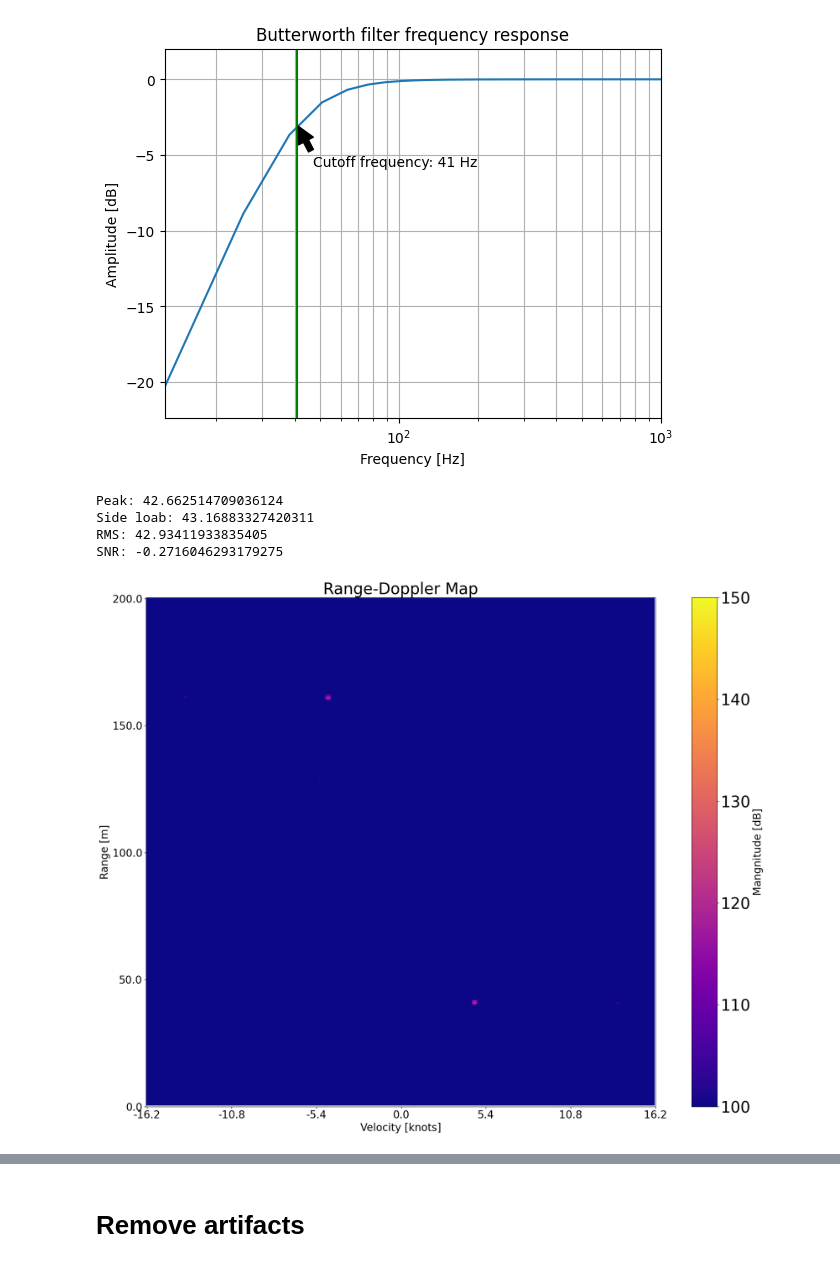
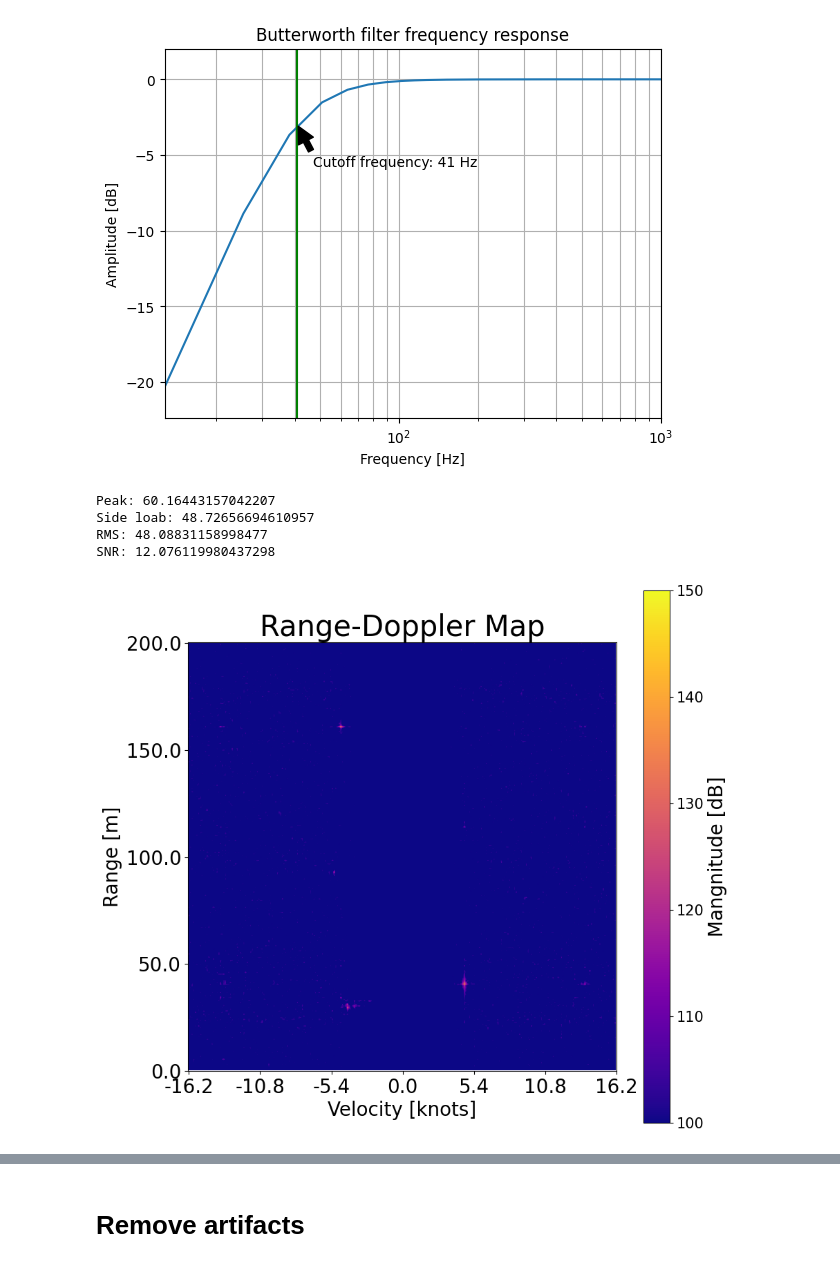
Before and after one commit to SondreOlimb/ProjectReportCode, a Jupyter notebook: position1.ipynb, the cells around one changed output, grey strips where cells are left out. Cells and saved outputs as stored; diff of their text form; code cells hidden in the pictures.

Commit message:
improved plotting

```diff
--- a/position1.ipynb
+++ b/position1.ipynb
@@ -359,7 +360,7 @@ def background_update(frames):
 # %% [markdown]
 # Format data
 # %%
-frame_nr = 340
+frame_nr = 450
 data_type = data_arr[frame_nr][:4].decode()
 print("TYPE: ", data_type)
 length = int.from_bytes(
@@ -629,17 +630,17 @@ Invalid limit will be ignored.
 # %%
 
 
-data_filterd = utils.MIT_filter(data_range_windowed)
+data_filterd = utils.MIT_filter(data_range_baseline)
 data_range_baseline_window = data_range_baseline.copy()
-for i in range(256):
-    data_filterd[:,i] = signal.windows.hann(256)*data_filterd[:,i]
+#for i in range(256):
+#    data_filterd[:,i] = signal.windows.hann(256)*data_filterd[:,i]
 data_doppler_filterd= utils.fft_and_plot(data_filterd, axis=0, fs=sample_frek,fft_size=256,plot=True,shift =True,vmin=plot_min_doppler,vmax=plot_max_doppler, doppler= True,labels=labels,savefig=True, figname="Range-Doppler_MTI", dB=True,mode=10)
 # %% [output]
-Peak: 42.662514709036124
-Side loab: 43.16883327420311
-RMS: 42.93411933835405
-SNR: -0.2716046293179275
+Peak: 60.16443157042207
+Side loab: 48.72656694610957
+RMS: 48.08831158998477
+SNR: 12.076119980437298
-[figure, old version]
+[figure, new version]
 # %%
 utils.plot_3D(data_doppler_filterd,figname="3dDoppler_MIT",zlim_min=plot_min_3d,zlim_max=plot_max_3d)
 # %% [output]
```
Also changed, not shown: parts of 17 cells of this notebook, 3 other files.
